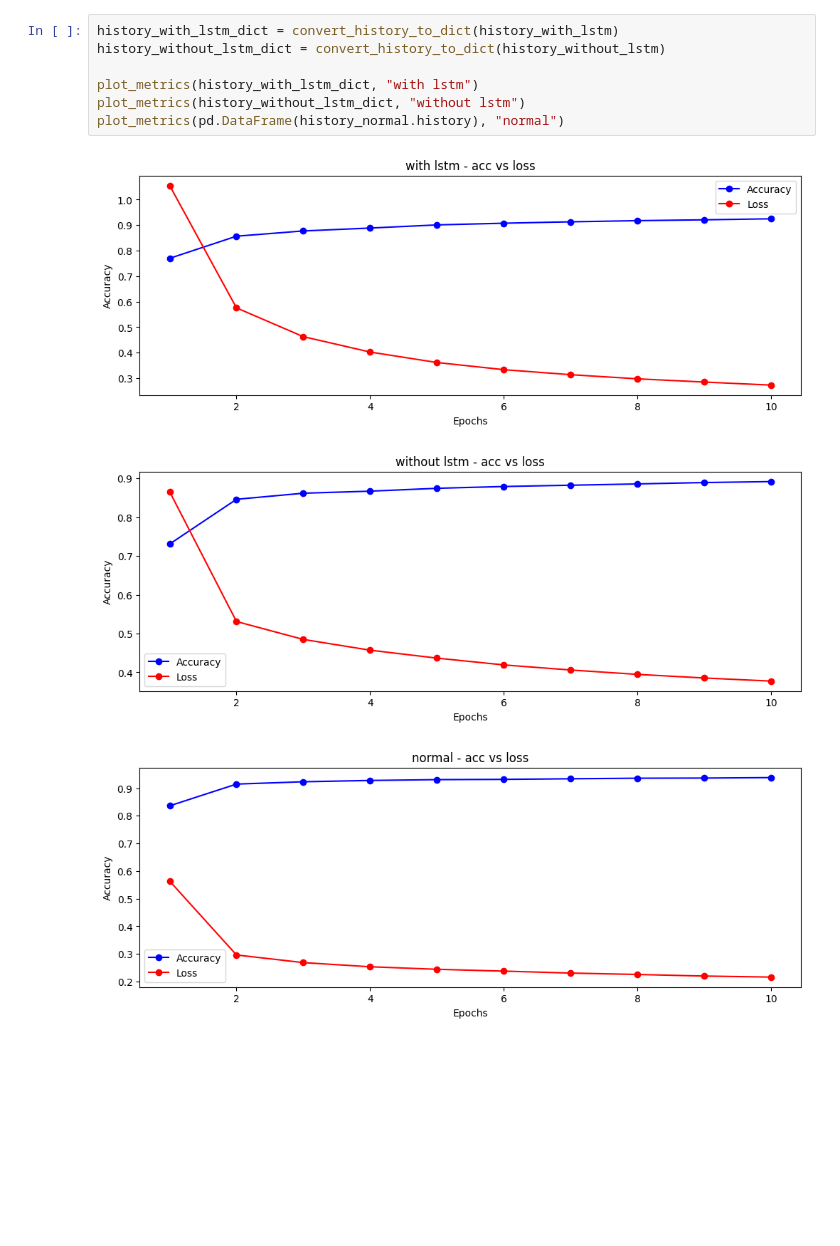
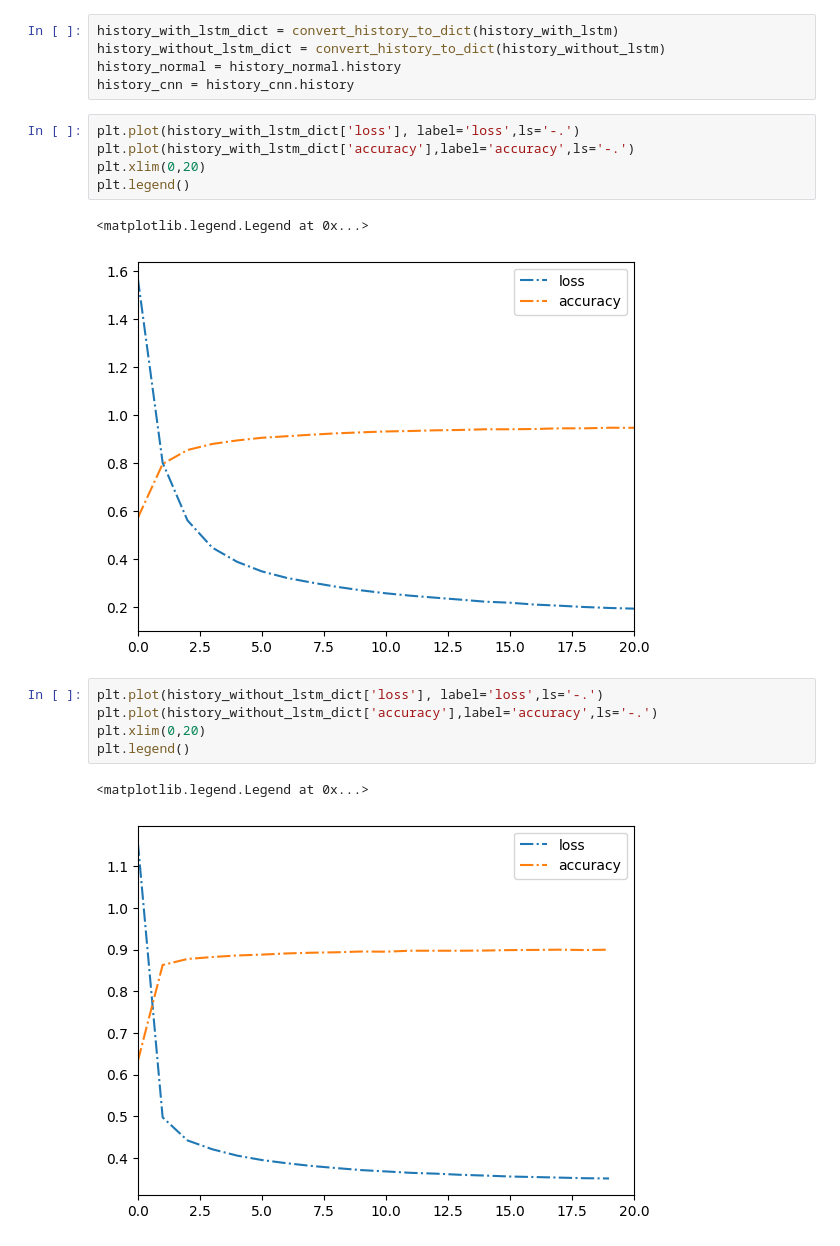
Before and after one commit to Da4kek/NeuroFlex, a Jupyter notebook: main.ipynb, the cells around one changed output. Drawn from its saved outputs; the diff is of its cells as text; blank space fills up the shorter version.

```diff
--- a/main.ipynb
+++ b/main.ipynb
@@ -15,11 +17,21 @@ arc_normal, acc_normal, time_normal, history_normal = normal()
 # %%
 history_with_lstm_dict = convert_history_to_dict(history_with_lstm)
 history_without_lstm_dict = convert_history_to_dict(history_without_lstm)
-
-plot_metrics(history_with_lstm_dict, "with lstm")
-plot_metrics(history_without_lstm_dict, "without lstm")
-plot_metrics(pd.DataFrame(history_normal.history), "normal")
+history_normal = history_normal.history
+history_cnn = history_cnn.history
-# %% [output]
-[figure, removed]
-[figure, removed]
-[figure, removed]
+# %%
+plt.plot(history_with_lstm_dict['loss'], label='loss',ls='-.')
+plt.plot(history_with_lstm_dict['accuracy'],label='accuracy',ls='-.')
+plt.xlim(0,20)
+plt.legend()
+# %% [output]
+<matplotlib.legend.Legend at 0x...>
+[figure, added]
+# %%
+plt.plot(history_without_lstm_dict['loss'], label='loss',ls='-.')
+plt.plot(history_without_lstm_dict['accuracy'],label='accuracy',ls='-.')
+plt.xlim(0,20)
+plt.legend()
+# %% [output]
+<matplotlib.legend.Legend at 0x...>
+[figure, added]
```
Also changed, not shown: parts of 7 cells of this notebook, 2 other files.
